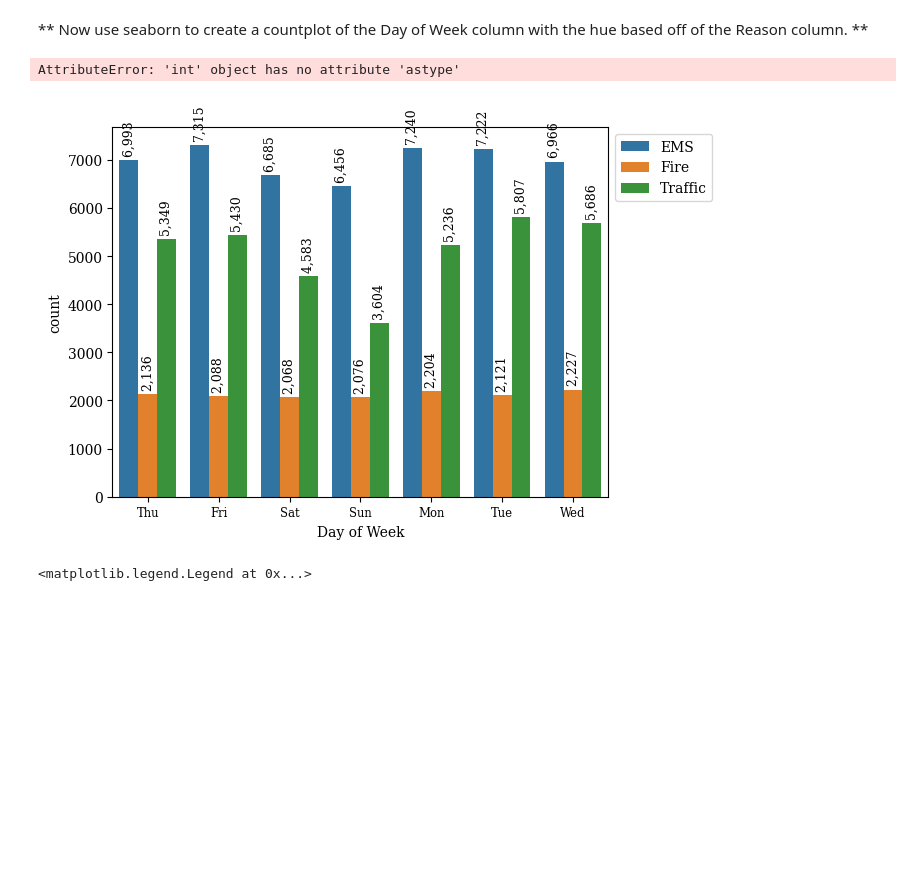
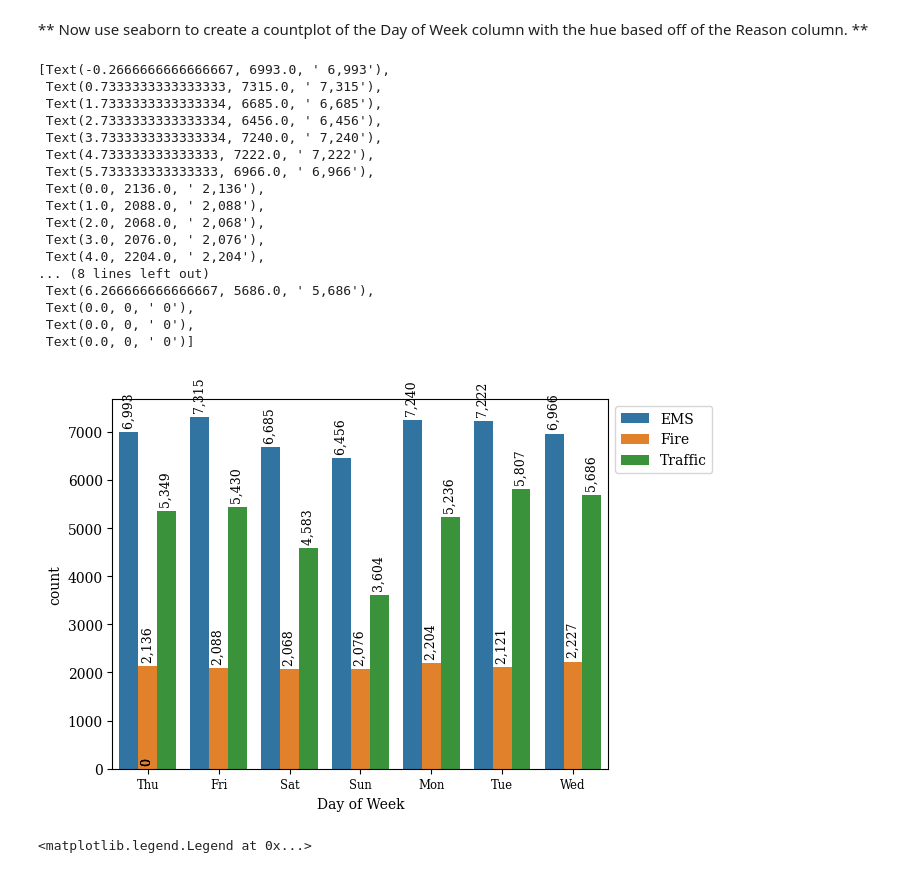
Before and after one commit to doubleyoushinamide/Capstone_Projects, a Jupyter notebook: 911_call_center_data/01-911 Calls Data Capstone Project.ipynb, the cells around one changed output. Drawn from its saved outputs; the diff is of its cells as text; code cells hidden in the pictures; blank space fills up the shorter version.

Commit message:
fixed an error involving explicit casting of int dtype

```diff
--- a/911_call_center_data/01-911 Calls Data Capstone Project.ipynb
+++ b/911_call_center_data/01-911 Calls Data Capstone Project.ipynb
@@ -354,15 +333,31 @@ df.head()
 # %%
 ax = sns.countplot(data=df, x='Day of Week', hue = 'Reasons', legend = True)
 plt.legend(bbox_to_anchor = (1, 1))
 
 list(map(lambda x: ax.text(
     x.get_x() + x.get_width()/2,
     x.get_height(),
-    f'{x.get_height().astype(int): ,}',
+    f'{int(x.get_height()): ,}',
     ha = 'center', va = 'bottom', rotation = 'vertical', fontsize = 9), ax.patches))
 # %% [output]
-AttributeError: 'int' object has no attribute 'astype'
+[Text(-0.2666666666666667, 6993.0, ' 6,993'),
+ Text(0.7333333333333333, 7315.0, ' 7,315'),
+ Text(1.7333333333333334, 6685.0, ' 6,685'),
+ Text(2.7333333333333334, 6456.0, ' 6,456'),
+ Text(3.7333333333333334, 7240.0, ' 7,240'),
+ Text(4.733333333333333, 7222.0, ' 7,222'),
+ Text(5.733333333333333, 6966.0, ' 6,966'),
+ Text(0.0, 2136.0, ' 2,136'),
+ Text(1.0, 2088.0, ' 2,088'),
+ Text(2.0, 2068.0, ' 2,068'),
+ Text(3.0, 2076.0, ' 2,076'),
+ Text(4.0, 2204.0, ' 2,204'),
+... (8 lines left out)
+ Text(6.266666666666667, 5686.0, ' 5,686'),
+ Text(0.0, 0, ' 0'),
+ Text(0.0, 0, ' 0'),
+ Text(0.0, 0, ' 0')]
-[figure, old version]
+[figure, new version]
 # %%
 # %% [output]
 <matplotlib.legend.Legend at 0x...>
```
Also changed, not shown: parts of 9 cells of this notebook.
